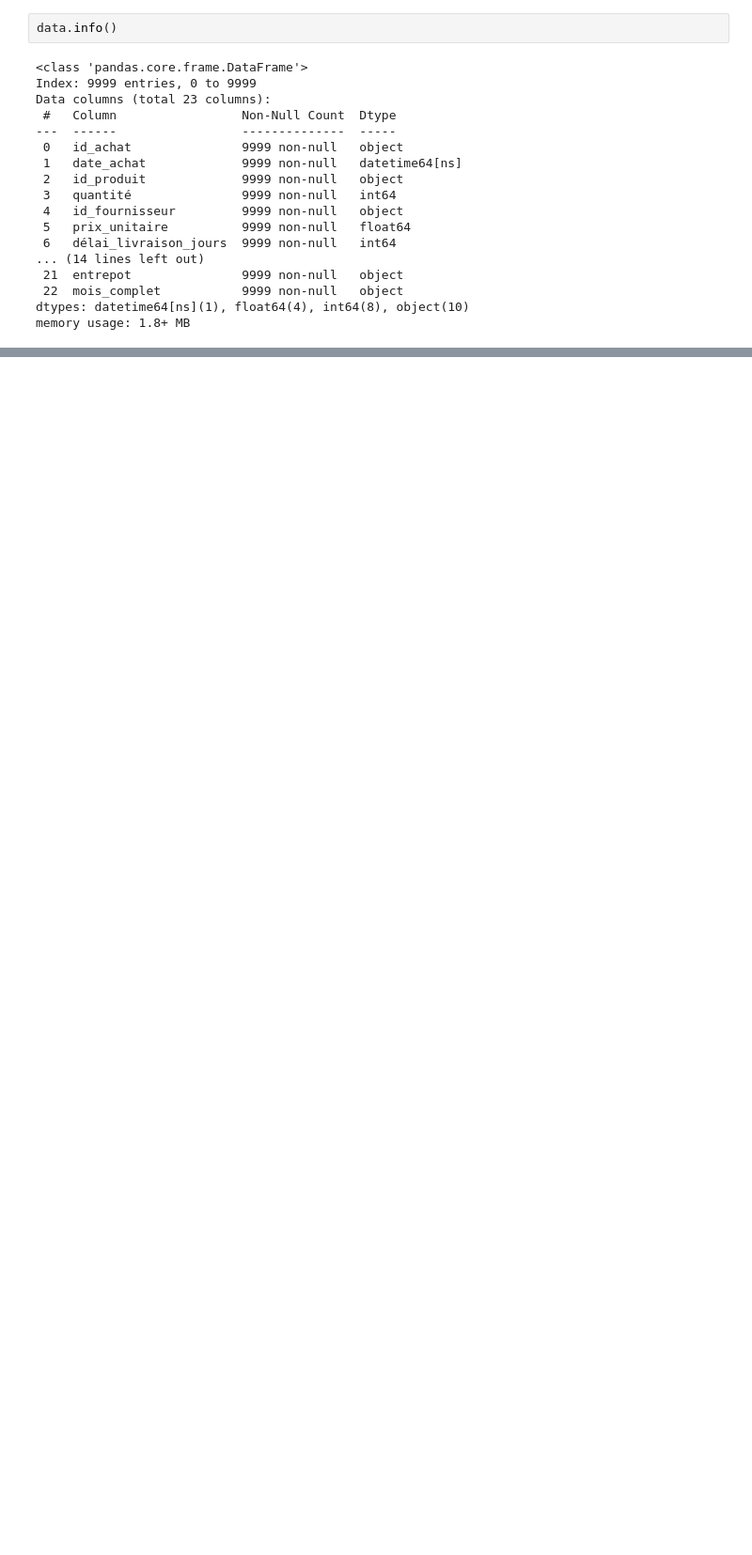
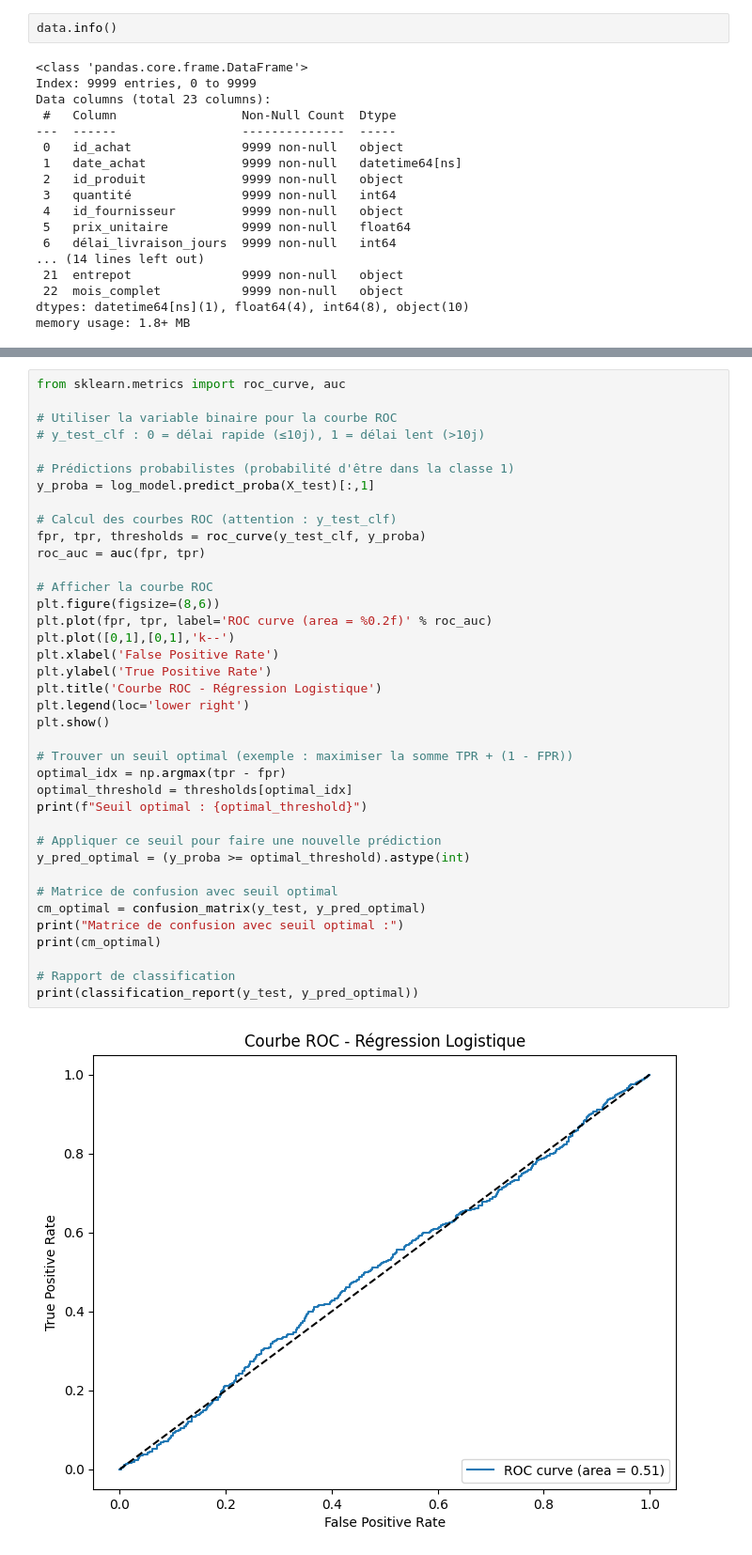
Before and after one commit to Fanaingamampiandra/Projet_Supply_chain, a Jupyter notebook: stephanie/achat_prod_fourn_stock.ipynb, the cells around one changed output, grey strips where cells are left out. Shown at 94% size. Saved outputs shown, nothing was run; the diff lists cells and outputs as text; blank space fills up the shorter version.

```diff
--- a/stephanie/achat_prod_fourn_stock.ipynb
+++ b/stephanie/achat_prod_fourn_stock.ipynb
@@ -924,0 +587,40 @@ plt.show()
+# %%
+from sklearn.metrics import roc_curve, auc
+
+# Utiliser la variable binaire pour la courbe ROC
+# y_test_clf : 0 = délai rapide (≤10j), 1 = délai lent (>10j)
+
+# Prédictions probabilistes (probabilité d'être dans la classe 1)
+y_proba = log_model.predict_proba(X_test)[:,1]
+
+# Calcul des courbes ROC (attention : y_test_clf)
+fpr, tpr, thresholds = roc_curve(y_test_clf, y_proba)
+roc_auc = auc(fpr, tpr)
+
+# Afficher la courbe ROC
+plt.figure(figsize=(8,6))
+plt.plot(fpr, tpr, label='ROC curve (area = %0.2f)' % roc_auc)
+plt.plot([0,1],[0,1],'k--')
+plt.xlabel('False Positive Rate')
+plt.ylabel('True Positive Rate')
+plt.title('Courbe ROC - Régression Logistique')
+plt.legend(loc='lower right')
+plt.show()
+
+# Trouver un seuil optimal (exemple : maximiser la somme TPR + (1 - FPR))
+optimal_idx = np.argmax(tpr - fpr)
+optimal_threshold = thresholds[optimal_idx]
+print(f"Seuil optimal : {optimal_threshold}")
+
+# Appliquer ce seuil pour faire une nouvelle prédiction
+y_pred_optimal = (y_proba >= optimal_threshold).astype(int)
+
+# Matrice de confusion avec seuil optimal
+cm_optimal = confusion_matrix(y_test, y_pred_optimal)
+print("Matrice de confusion avec seuil optimal :")
+print(cm_optimal)
+
+# Rapport de classification
+print(classification_report(y_test, y_pred_optimal))
+# %% [output]
+[figure, added]
```
Also changed, not shown: parts of 37 cells of this notebook, 1 other file.
